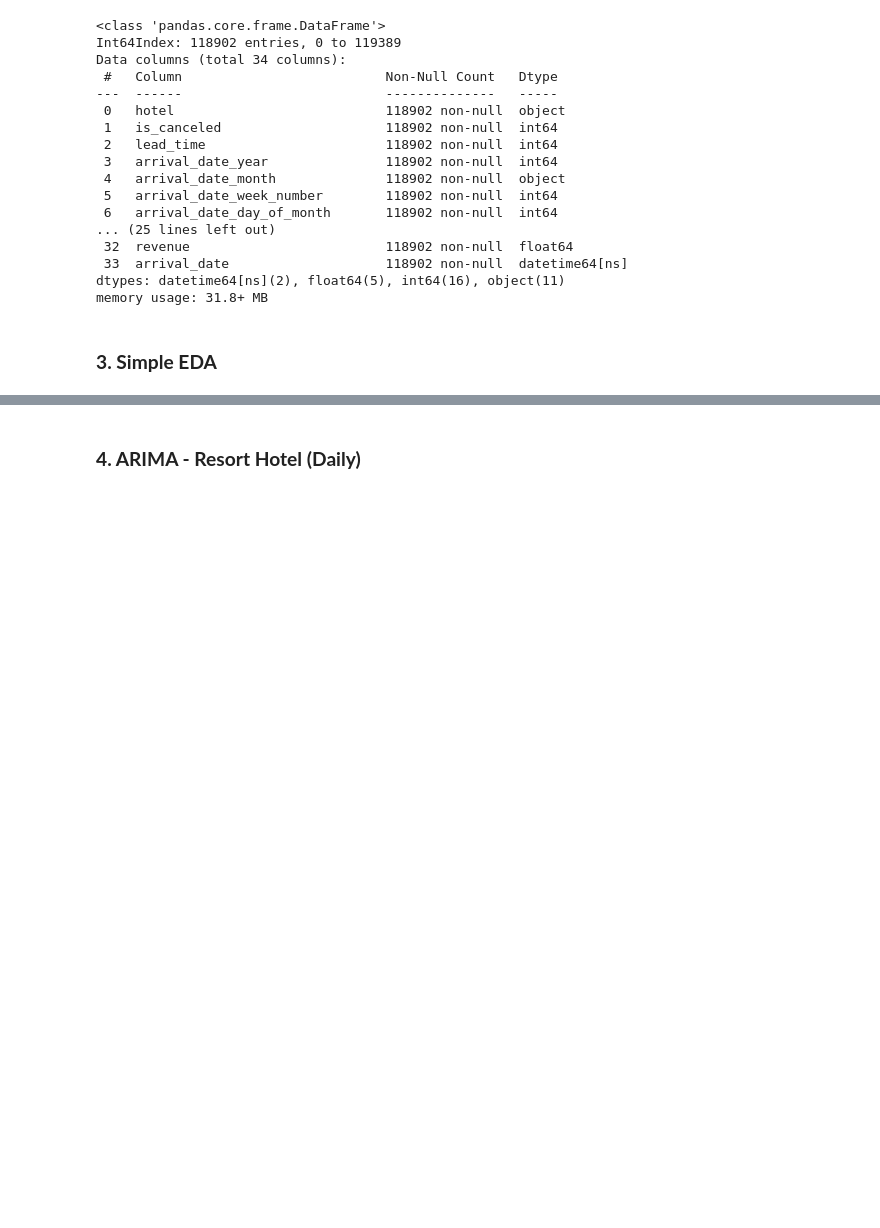
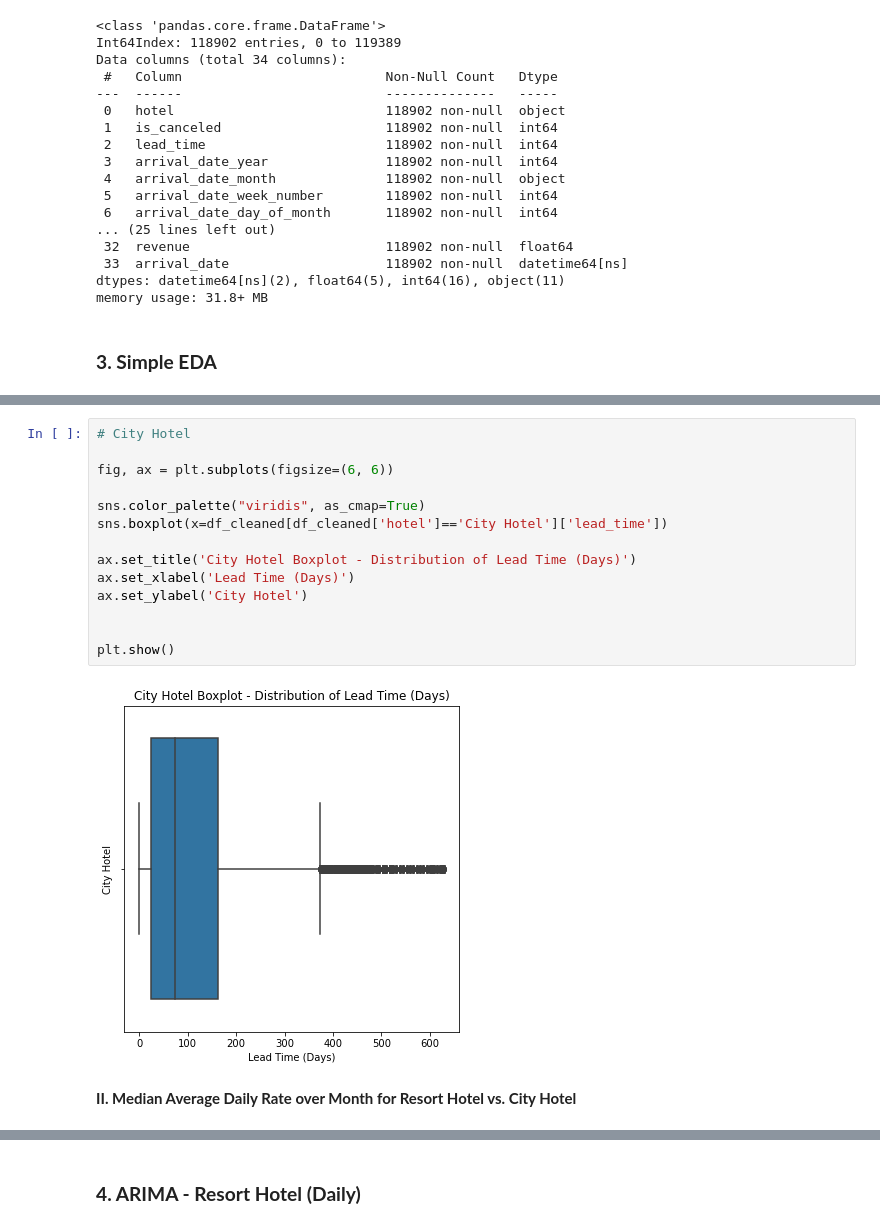
Before and after one commit to technocrat13/project_hospitality, a Jupyter notebook: Project - Upper Funnel - Time Series Forecasting for Revenue.ipynb, the cells around one changed output, grey strips where cells are left out. Drawn from its saved outputs; the diff is of its cells as text; blank space fills up the shorter version.

```diff
--- a/Project - Upper Funnel - Time Series Forecasting for Revenue.ipynb
+++ b/Project - Upper Funnel - Time Series Forecasting for Revenue.ipynb
@@ -127,0 +176,18 @@ memory usage: 31.8+ MB
+# %%
+# City Hotel
+
+fig, ax = plt.subplots(figsize=(6, 6))
+
+sns.color_palette("viridis", as_cmap=True)
+sns.boxplot(x=df_cleaned[df_cleaned['hotel']=='City Hotel']['lead_time'])
+
+ax.set_title('City Hotel Boxplot - Distribution of Lead Time (Days)')
+ax.set_xlabel('Lead Time (Days)')
+ax.set_ylabel('City Hotel')
+
+
+plt.show()
+# %% [output]
+[figure, added]
+# %% [markdown]
+__II. Median Average Daily Rate over Month for Resort Hotel vs. City Hotel__
```
Also changed, not shown: parts of 27 cells of this notebook.
